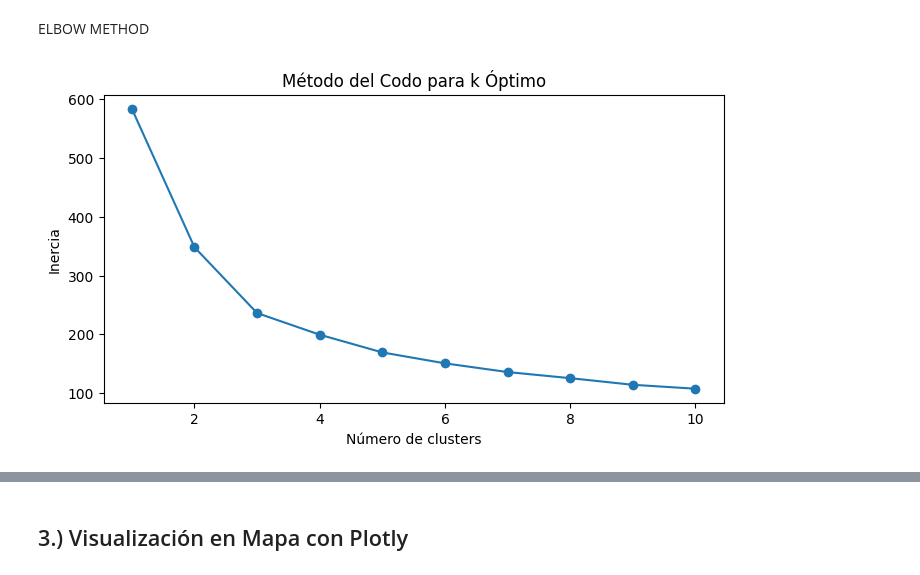
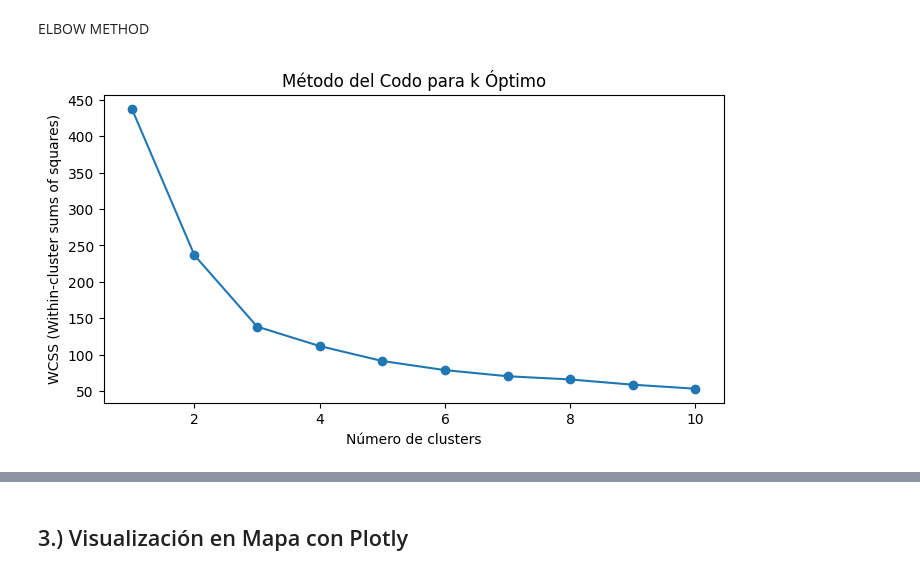
Before and after one commit to jesusdme/taller-clustering, a Jupyter notebook: Taller clustering.ipynb, the cells around one changed output, grey strips where cells are left out. Drawn from its saved outputs; the diff is of its cells as text; code cells hidden in the pictures.

```diff
--- a/Taller clustering.ipynb
+++ b/Taller clustering.ipynb
@@ -106,35 +103,33 @@ ELBOW METHOD
 # %%
 from sklearn.preprocessing import StandardScaler
 from sklearn.cluster import KMeans
 import matplotlib.pyplot as plt
 
 
 # Selección de características basada en la correlación y la relevancia teórica
 caracteristicas_seleccionadas = happiness_data[['Explained by: GDP per capita',
                                                 'Explained by: Healthy life expectancy',
-                                                'Explained by: Freedom to make life choices',
                                                 'Explained by: Perceptions of corruption']]
 
 # Normalización de las características seleccionadas
 escalador = StandardScaler()
 X = escalador.fit_transform(caracteristicas_seleccionadas)
 
 # Método del codo para encontrar el número óptimo de clusters
 wcss = []
 for i in range(1, 11):
     kmeans = KMeans(n_clusters=i, init='k-means++', random_state=42)
     kmeans.fit(X)
     wcss.append(kmeans.inertia_)
 
 # Graficar el método del codo
 plt.figure(figsize=(8, 4))
 plt.plot(range(1, 11), wcss, marker='o')
-
 plt.title('Método del Codo para k Óptimo')
 plt.xlabel('Número de clusters')
-plt.ylabel('Inercia')
+plt.ylabel('WCSS (Within-cluster sums of squares)')
 plt.show()
 # %% [output]
-[figure, old version]
+[figure, new version]
 # %%
 # Creación del modelo KMeans con el número óptimo de clusters
```
Also changed, not shown: parts of 4 cells of this notebook.
